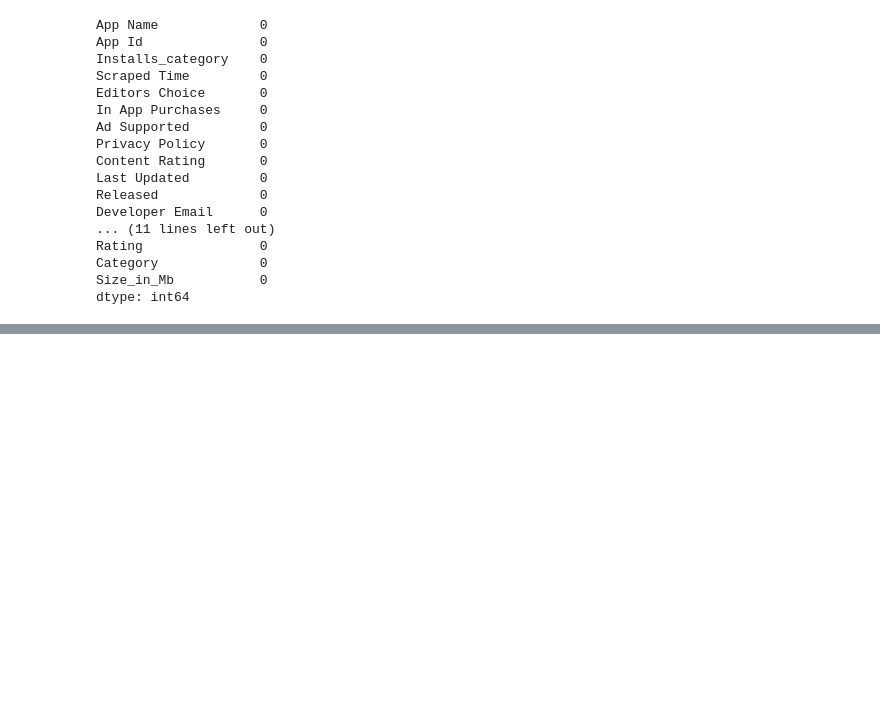
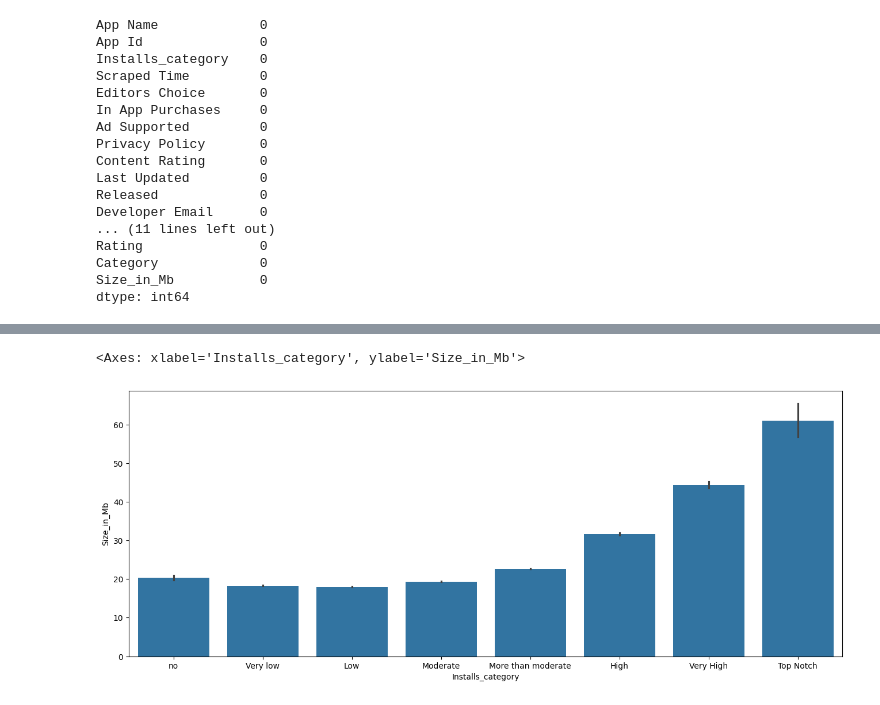
Before and after one commit to Danish12365/AI-and-Data-Science-6-Months, a Jupyter notebook: day_17/Google-Playstore2.ipynb, the cells around one changed output, grey strips where cells are left out. Saved outputs shown, nothing was run; the diff lists cells and outputs as text; code cells hidden in the pictures; blank space fills up the shorter version.

```diff
--- a/day_17/Google-Playstore2.ipynb
+++ b/day_17/Google-Playstore2.ipynb
@@ -741,0 +931,8 @@ dtype: int64
+# %%
+# Check if there is any impact of size on installs
+# make a bar plot of Size_in_Mb vs Installs_category
+plt.figure(figsize=(16, 6)) # make figure size
+sns.barplot(x='Installs_category', y='Size_in_Mb', data=df) # plot the bar plot
+# %% [output]
+<Axes: xlabel='Installs_category', ylabel='Size_in_Mb'>
+[figure, added]
```
Also changed, not shown: parts of 36 cells of this notebook, 7 other files.
